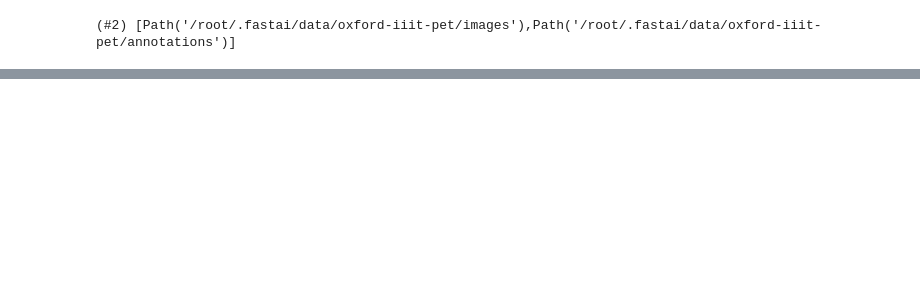
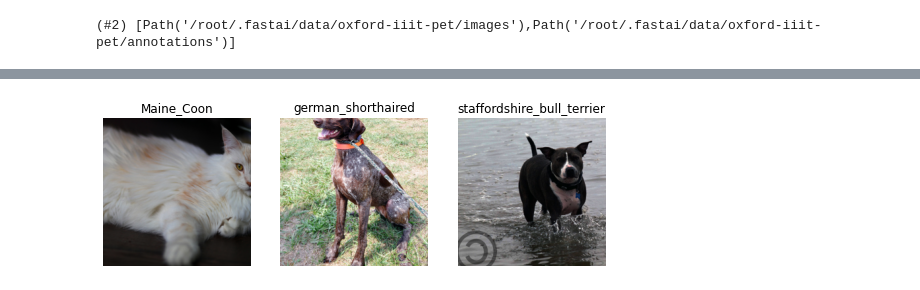
Before and after one commit to satani99/practical_deep_learning_for_coders, a Jupyter notebook: fast_ai_5.ipynb, the cells around one changed output, grey strips where cells are left out. Saved outputs shown, nothing was run; the diff lists cells and outputs as text; code cells hidden in the pictures; blank space fills up the shorter version.

```diff
--- a/fast_ai_5.ipynb
+++ b/fast_ai_5.ipynb
@@ -33,3 +33,7 @@ pets = DataBlock(blocks=(ImageBlock, CategoryBlock),
                  batch_tfms = aug_transforms(size=224, min_scale=0.75))
 
 dls = pets.dataloaders(path/'images')
+# %%
+dls.show_batch(nrows=1, ncols=3)
+# %% [output]
+[figure, added]
```
Also changed, not shown: parts of 30 cells of this notebook.
